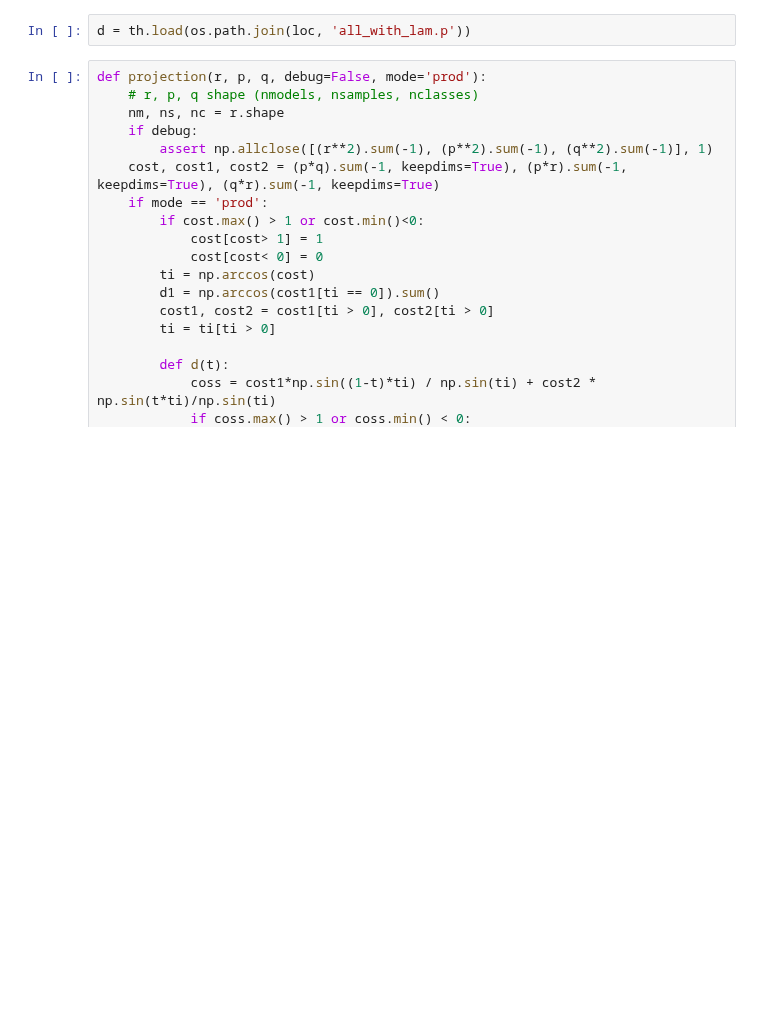
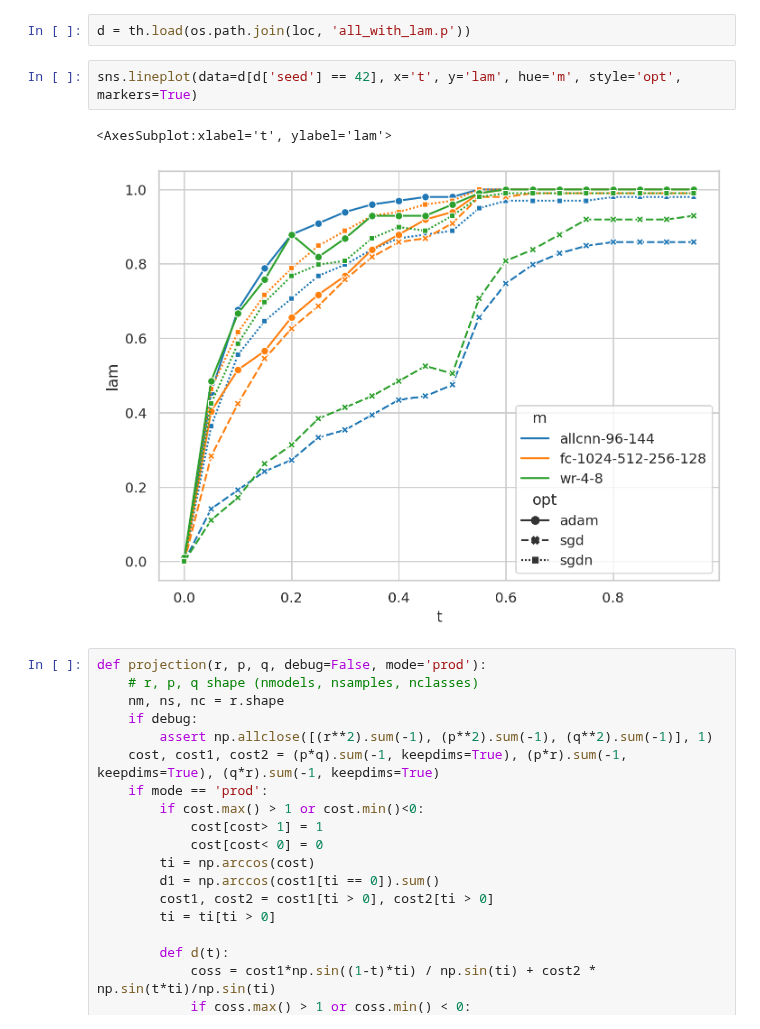
Before and after one commit to grasp-lyrl/low-dimensional-deepnets, a Jupyter notebook: geodesics.ipynb, the cells around one changed output. Saved outputs shown, nothing was run; the diff lists cells and outputs as text; blank space fills up the shorter version.

Commit message:
plot

```diff
--- a/geodesics.ipynb
+++ b/geodesics.ipynb
@@ -99,6 +96,11 @@ plt.legend()
 loc = 'results/models/new'
 # %%
 d = th.load(os.path.join(loc, 'all_with_lam.p'))
+# %%
+sns.lineplot(data=d[d['seed'] == 42], x='t', y='lam', hue='m', style='opt', markers=True)
+# %% [output]
+<AxesSubplot:xlabel='t', ylabel='lam'>
+[figure, added]
 # %%
 def projection(r, p, q, debug=False, mode='prod'):
     # r, p, q shape (nmodels, nsamples, nclasses)
```
Also changed, not shown: parts of 15 cells of this notebook, 3 other files.
